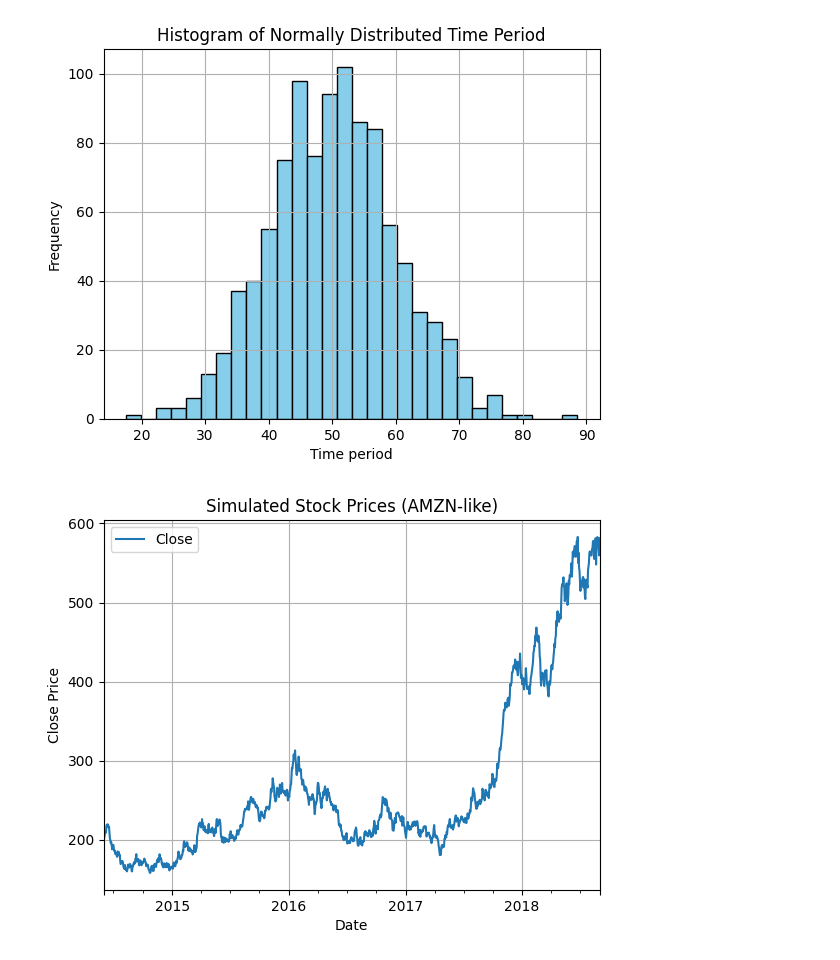
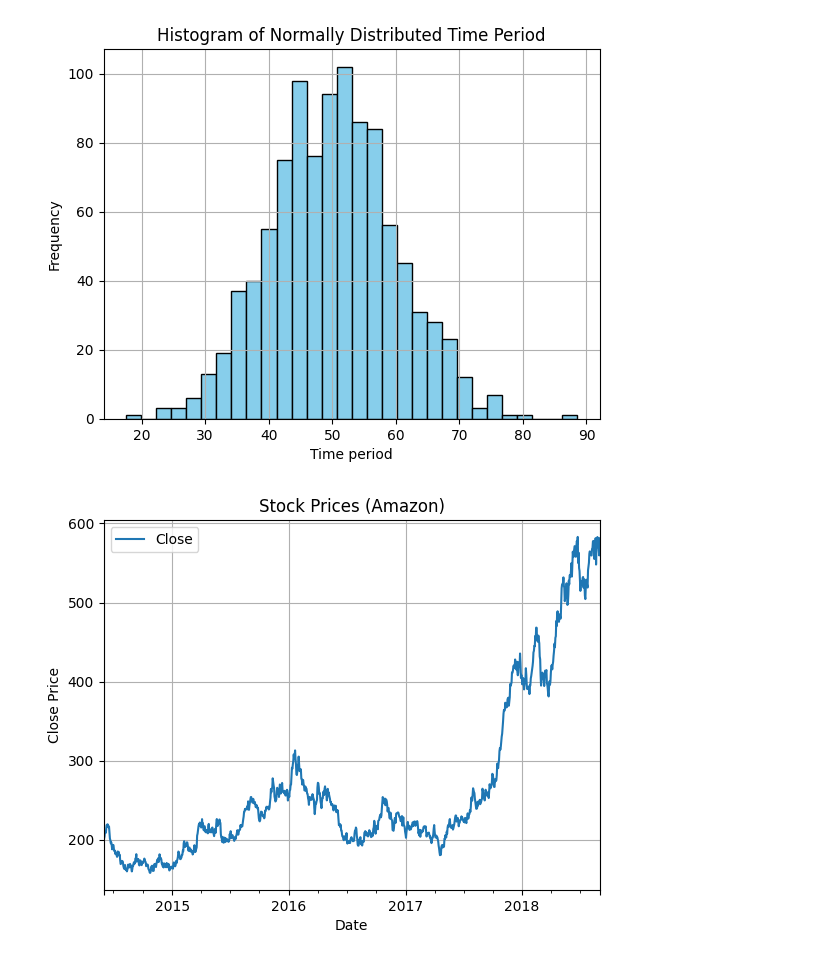
Before and after one commit to Mauryagopal/Python, a Jupyter notebook: big_data_visulization/experiment_5.ipynb, the cells around one changed output. Cells and saved outputs as stored; diff of their text form; code cells hidden in the pictures.

```diff
--- a/big_data_visulization/experiment_5.ipynb
+++ b/big_data_visulization/experiment_5.ipynb
@@ -186,32 +186,32 @@ plt.show()
 # %%
 import pandas as pd
 import numpy as np
 import matplotlib.pyplot as plt
 
 # Set random seed for reproducibility
 np.random.seed(42)
 
 # Generate date range (like your example 2014-06 to 2018-08)
 dates = pd.date_range(start='2014-06-01', end='2018-08-31', freq='B')  # 'B' = business days
 
 # Initialize stock price
 price = 200  # starting price
 prices = []
 
 # Generate stock prices using random walk
 for _ in range(len(dates)):
     daily_return = np.random.normal(loc=0.0005, scale=0.02)  # small drift and daily volatility
     price *= (1 + daily_return)
     prices.append(price)
 
 # Create DataFrame
 df = pd.DataFrame({'Close': prices}, index=dates)
 
 # Plot the simulated stock prices
-df.plot(title="Simulated Stock Prices (AMZN-like)")
+df.plot(title="Stock Prices (Amazon)")
 plt.xlabel("Date")
 plt.ylabel("Close Price")
 plt.grid(True)
 plt.show()
 # %% [output]
-[figure, old version]
+[figure, new version]
```
Also changed, not shown: parts of 1 cell of this notebook, 11 other files.
